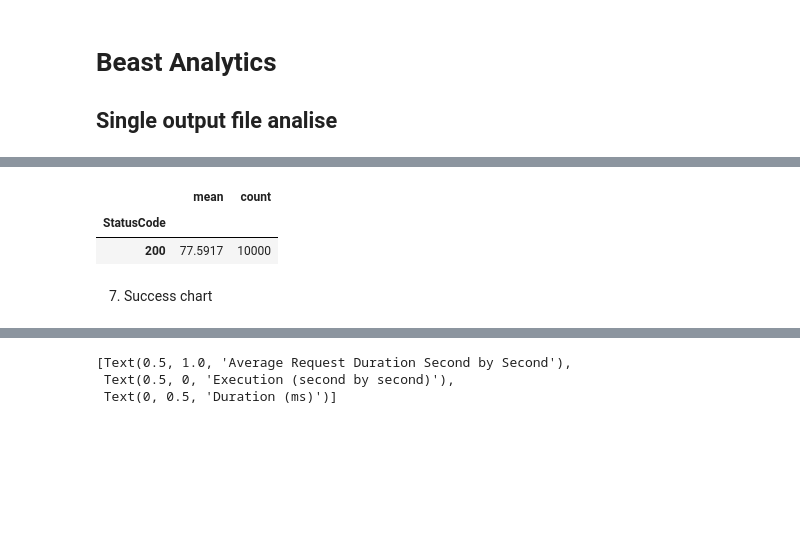
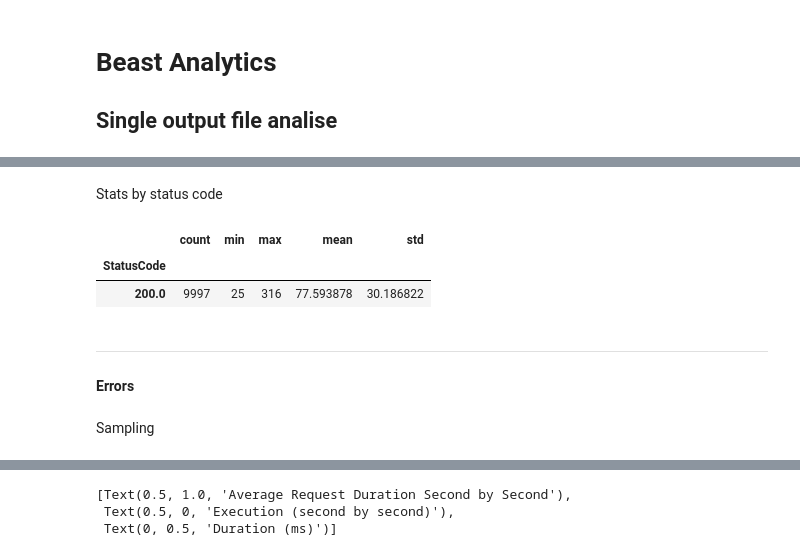
Before and after one commit to jjmrocha/beast-analytics, a Jupyter notebook: single-file.ipynb, the cells around one changed output, grey strips where cells are left out. Cells and saved outputs as stored; diff of their text form; code cells hidden in the pictures; blank space fills up the shorter version.

```diff
--- a/single-file.ipynb
+++ b/single-file.ipynb
@@ -13,15 +11 @@ file_name = 'datasets/sample.csv'
-# %%
-import pandas as pd
-import seaborn as sea
-from datetime import datetime
-import numpy as np
-
-# to_datetime converts str dates to datetime objects
-def to_datetime(value: str) -> datetime:
-    return datetime.strptime(value[:19], '%Y-%m-%d %H:%M:%S')
-
-# delta_in_seconds returns the diference beween value and fisrt in seconds
-def delta_in_seconds(value: datetime, first: datetime) -> float:
-    delta = value - first
-    return delta.total_seconds()
 # %% [markdown]
@@ -50 +46,8 @@ bo.sample(20)
+# %%
+# Add addition columns
+bo['TimestampBySecond'] = bo.Timestamp.apply(to_datetime)
+first_datetime = bo.TimestampBySecond.min()
+bo['ExecutionPace'] = bo.TimestampBySecond.apply(delta_in_seconds, args=(first_datetime,))
+# Droping columns
+bo = bo.drop(['Timestamp'], axis=1)
 # %% [markdown]
@@ -96,9 +117,14 @@ max        316.000000
 Name: Duration, dtype: float64
+# %% [markdown]
+Stats by status code
 # %%
-bos.groupby('StatusCode').Duration.agg(['mean', 'count']).sort_values('mean', ascending=False)
+bos.groupby('StatusCode').Duration.agg(
+    ['count', 'min', 'max', 'mean', 'std']
+).sort_values('mean', ascending=False)
 # %% [output]
-|  | mean | count |
-| StatusCode |  |  |
-| 200 | 77.5917 | 10000 |
+|  | count | min | max | mean | std |
+| StatusCode |  |  |  |  |  |
+| 200.0 | 9997 | 25 | 316 | 77.593878 | 30.186822 |
-# %% [markdown]
-7. Success chart
+# %% [markdown]
+---
+#### Errors
@@ -104,0 +135,2 @@ bos.groupby('StatusCode').Duration.agg(['mean', 'count']).sort_values('mean', as
+# %% [markdown]
+Sampling
```
Also changed, not shown: parts of 40 cells of this notebook, 2 other files.
